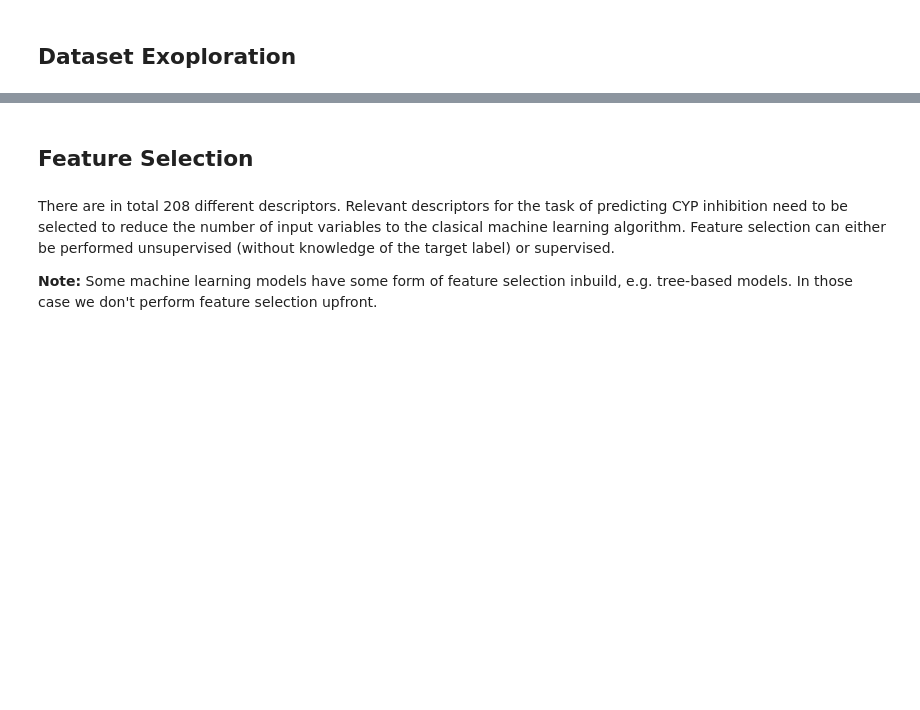
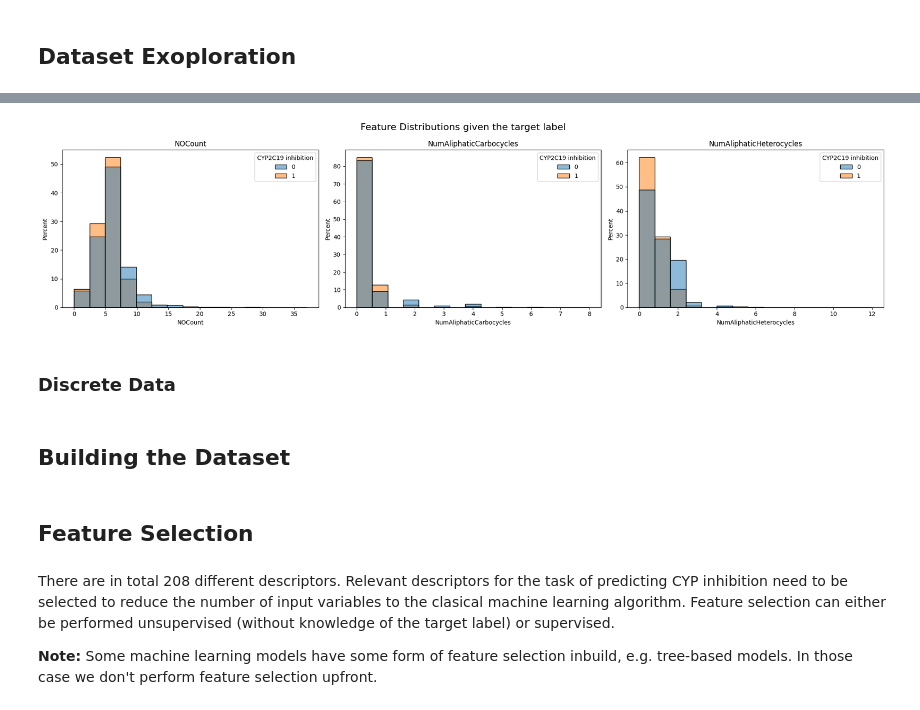
Before and after one commit to JonnaMat/CYP-inhibition, a Jupyter notebook: src/project.ipynb, the cells around one changed output, grey strips where cells are left out. Saved outputs shown, nothing was run; the diff lists cells and outputs as text; code cells hidden in the pictures; blank space fills up the shorter version.

```diff
--- a/src/project.ipynb
+++ b/src/project.ipynb
@@ -137,2 +165,12 @@ feature_distributions(
+# %%
+feature_distributions(
+    data = discrete_data_train,
+    features = discrete_data_train.columns[5:8],
+    kind = "hist",
+    suptitle="Feature Distributions given the target label",
+    legend_title="CYP2C19 inhibition",
+)
+# %% [output]
+[figure, added]
 # %%
 # Correlation matrix of descriptors
@@ -141,4 +179,8 @@ top_cor_matrix = cor_matrix.where(np.triu(np.ones(cor_matrix.shape),k=1).astype(
 fig = px.imshow(top_cor_matrix, color_continuous_scale='RdBu_r', title=f"{task} inhibition\nDescriptor correlation")
 
 fig.write_html(f"data/{task.lower()}/descriptor_correlation.html")
+# %% [markdown]
+### Discrete Data
+# %% [markdown]
+## Building the Dataset
 # %%
```
Also changed, not shown: parts of 15 cells of this notebook.
